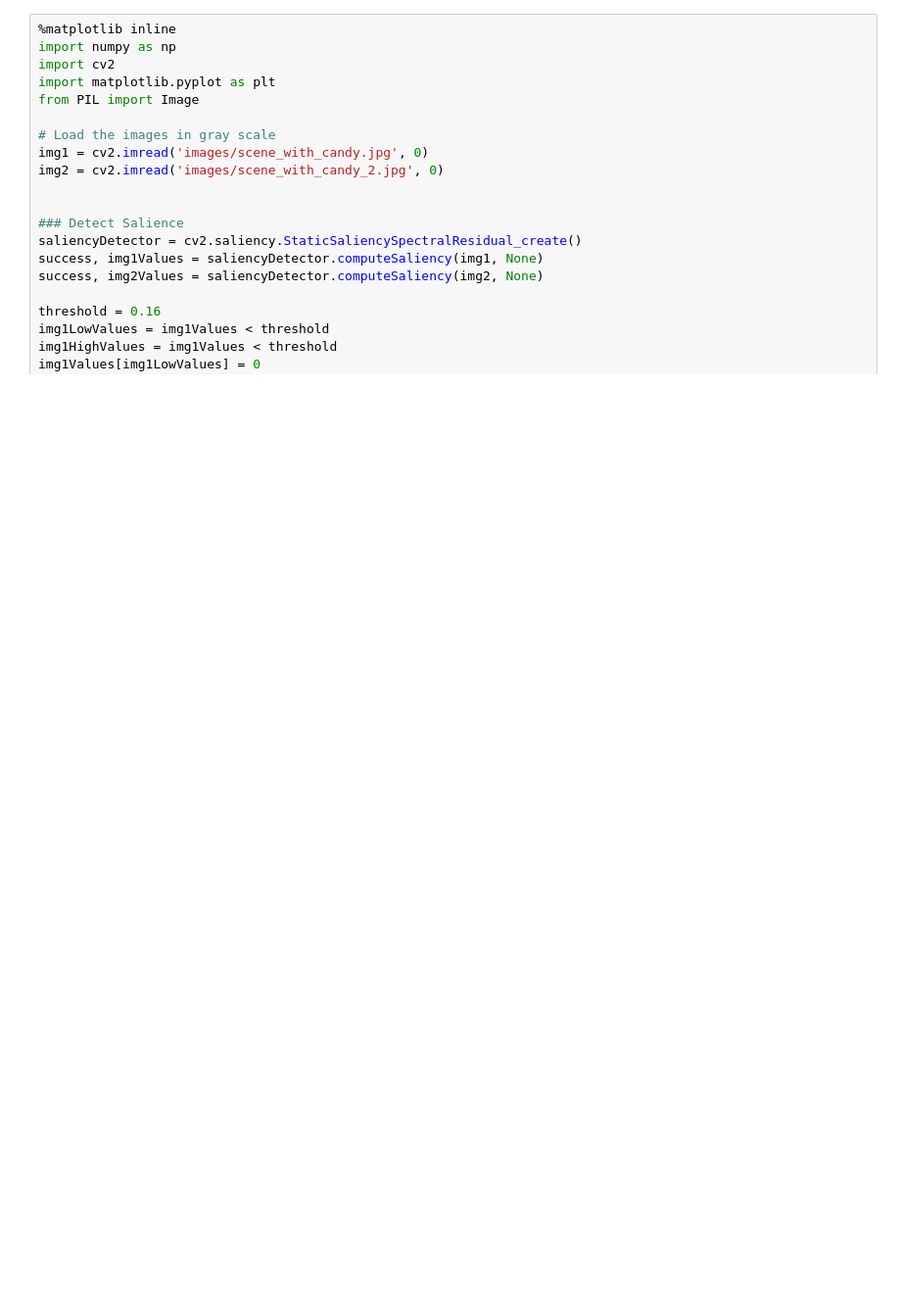
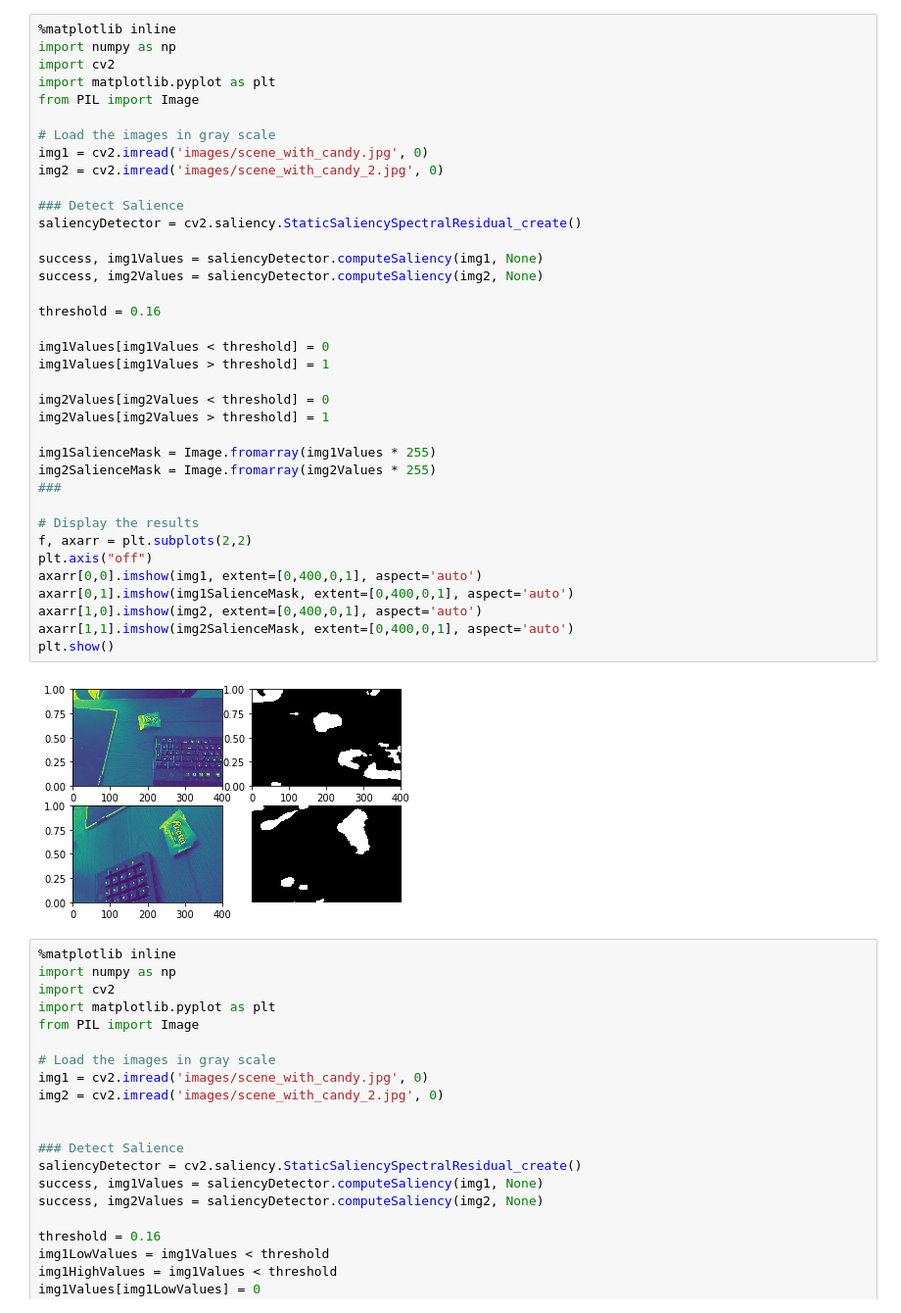
Before and after one commit to matthewjberger/change-detection, a Jupyter notebook: ChangeDetection.ipynb, the cells around one changed output. Shown: that part at 98% size. Drawn from its saved outputs; the diff is of its cells as text; blank space fills up the shorter version.

Commit message:
Add salience images.

```diff
--- a/ChangeDetection.ipynb
+++ b/ChangeDetection.ipynb
@@ -1,3 +1,42 @@
+# %%
+%matplotlib inline
+import numpy as np
+import cv2
+import matplotlib.pyplot as plt
+from PIL import Image
+
+# Load the images in gray scale
+img1 = cv2.imread('images/scene_with_candy.jpg', 0)
+img2 = cv2.imread('images/scene_with_candy_2.jpg', 0)
+
+### Detect Salience
+saliencyDetector = cv2.saliency.StaticSaliencySpectralResidual_create()
+
+success, img1Values = saliencyDetector.computeSaliency(img1, None)
+success, img2Values = saliencyDetector.computeSaliency(img2, None)
+
+threshold = 0.16
+
+img1Values[img1Values < threshold] = 0
+img1Values[img1Values > threshold] = 1
+
+img2Values[img2Values < threshold] = 0
+img2Values[img2Values > threshold] = 1
+
+img1SalienceMask = Image.fromarray(img1Values * 255)
+img2SalienceMask = Image.fromarray(img2Values * 255)
+###
+
+# Display the results
+f, axarr = plt.subplots(2,2)
+plt.axis("off")
+axarr[0,0].imshow(img1, extent=[0,400,0,1], aspect='auto')
+axarr[0,1].imshow(img1SalienceMask, extent=[0,400,0,1], aspect='auto')
+axarr[1,0].imshow(img2, extent=[0,400,0,1], aspect='auto')
+axarr[1,1].imshow(img2SalienceMask, extent=[0,400,0,1], aspect='auto')
+plt.show()
+# %% [output]
+[figure, added]
 # %%
 %matplotlib inline
 import numpy as np
```
